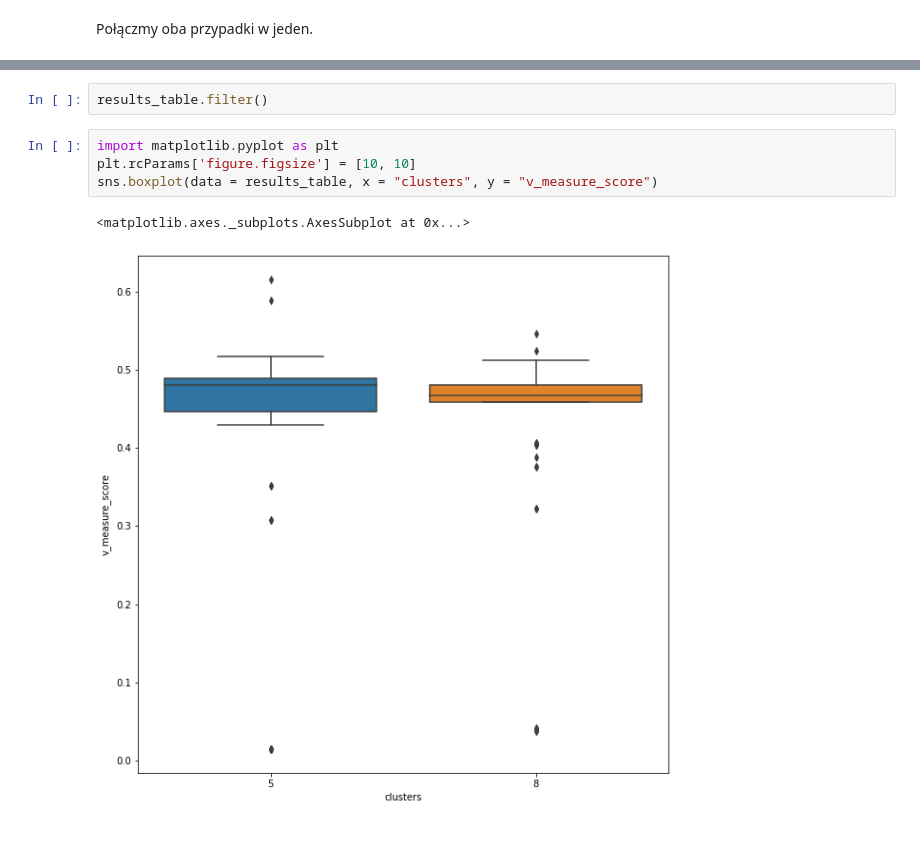
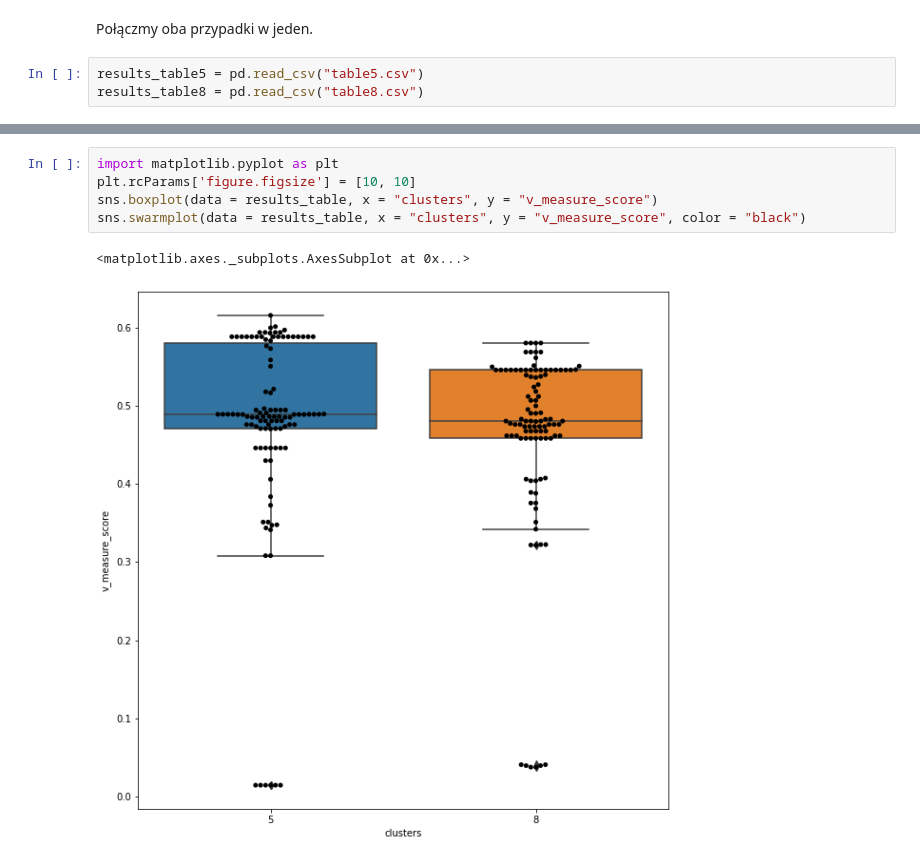
Before and after one commit to HaZdula/sacred_texts, a Jupyter notebook: fast_GridSearch.ipynb, the cells around one changed output, grey strips where cells are left out. Cells and saved outputs as stored; diff of their text form.

```diff
--- a/fast_GridSearch.ipynb
+++ b/fast_GridSearch.ipynb
@@ -384,6 +390,9 @@ results_table.sort_values("v_measure_score", ascending=False)
 import seaborn as sns
 # %% [markdown]
 Połączmy oba przypadki w jeden.
+# %%
+results_table5 = pd.read_csv("table5.csv")
+results_table8 = pd.read_csv("table8.csv")
 # %%
 results_table5["clusters"] = 5
 results_table8["clusters"] = 8
@@ -406,9 +415,8 @@ results_table.sort_values("v_measure_score", ascending=False)
-# %%
-results_table.filter()
 # %%
 import matplotlib.pyplot as plt
 plt.rcParams['figure.figsize'] = [10, 10]
 sns.boxplot(data = results_table, x = "clusters", y = "v_measure_score")
+sns.swarmplot(data = results_table, x = "clusters", y = "v_measure_score", color = "black")
 # %% [output]
 <matplotlib.axes._subplots.AxesSubplot at 0x...>
-[figure, old version]
+[figure, new version]
```
Also changed, not shown: parts of 10 cells of this notebook, 2 other files.
